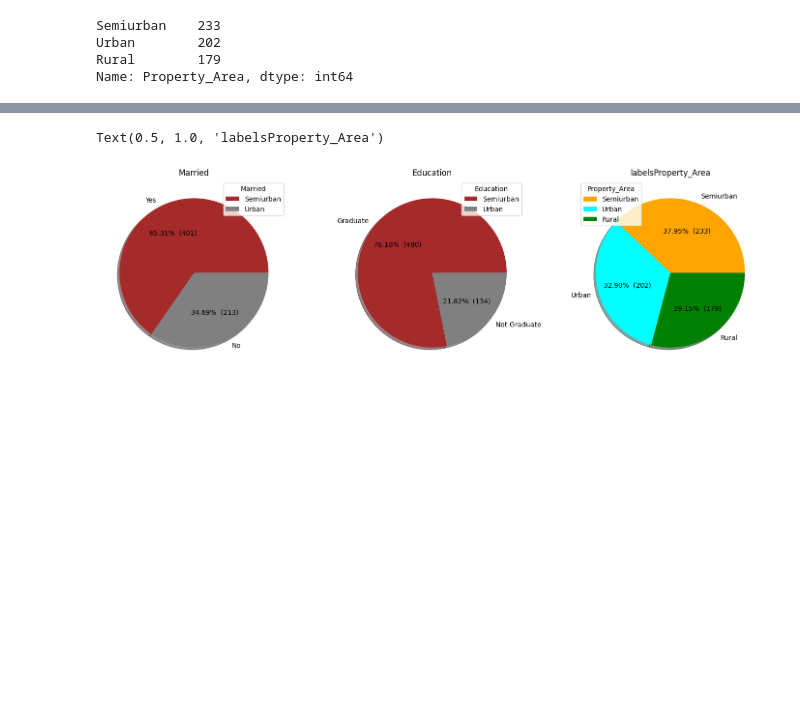
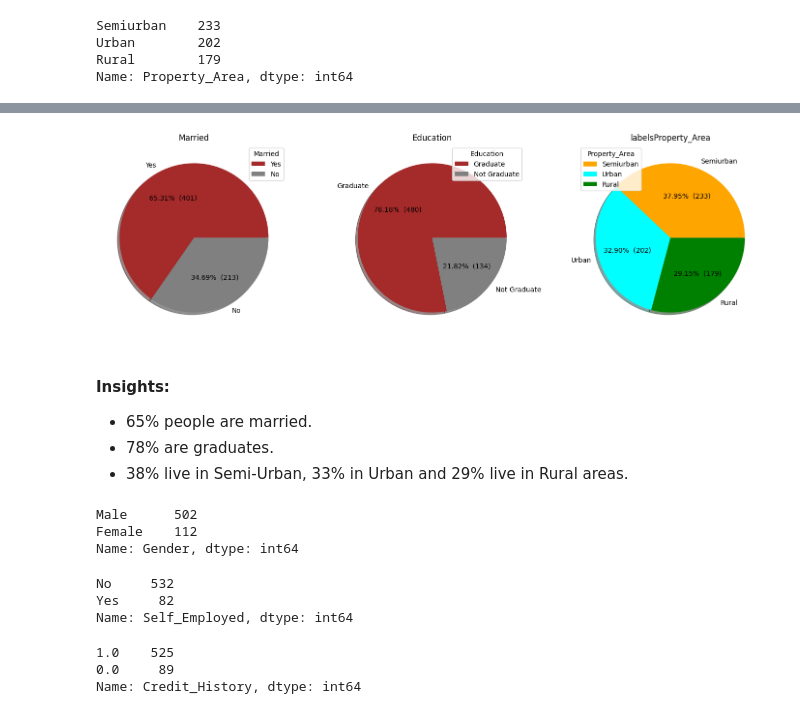
Before and after one commit to Akshay-Paunikar/Loan_Prediction_ML, a Jupyter notebook: project/notebook/Loan_Prediction.ipynb, the cells around one changed output, grey strips where cells are left out. Saved outputs shown, nothing was run; the diff lists cells and outputs as text; code cells hidden in the pictures; blank space fills up the shorter version.

```diff
--- a/project/notebook/Loan_Prediction.ipynb
+++ b/project/notebook/Loan_Prediction.ipynb
@@ -512,35 +474,62 @@ plt.show()
 # %%
 fig = plt.figure(figsize=(18, 5))
 
 ax1 = plt.subplot2grid((1,3), (0,0))
 
 dataMarried = training_data['Married'].value_counts().values
 labelsMarried = training_data['Married'].value_counts().index
 
 plt.pie(x=dataMarried, labels=labelsMarried,
         autopct=lambda p : '{:.2f}%  ({:,.0f})'.format(p,p * sum(dataMarried)/100), colors=['brown','gray'], shadow=True)
-plt.legend(labels, loc='upper right', title='Married')
+plt.legend(labelsMarried, loc='upper right', title='Married')
 plt.title("Married")
 
 ax2 = plt.subplot2grid((1,3), (0,1))
 
 dataEducation = training_data['Education'].value_counts().values
 labelsEducation = training_data['Education'].value_counts().index
 
 plt.pie(x=dataEducation, labels=labelsEducation,
         autopct=lambda p : '{:.2f}%  ({:,.0f})'.format(p,p * sum(dataEducation)/100), colors=['brown','gray'], shadow=True)
-plt.legend(labels, loc='upper right', title='Education')
+plt.legend(labelsEducation, loc='upper right', title='Education')
 plt.title("Education")
 
 ax3 = plt.subplot2grid((1,3), (0,2))
 
 dataProperty_Area = training_data['Property_Area'].value_counts().values
 labelsProperty_Area = training_data['Property_Area'].value_counts().index
 
 plt.pie(x=dataProperty_Area, labels=labelsProperty_Area,
         autopct=lambda p : '{:.2f}%  ({:,.0f})'.format(p,p * sum(dataProperty_Area)/100), colors=['orange','cyan', 'green'], shadow=True)
-plt.legend(labels, loc='upper left', title='Property_Area')
+plt.legend(labelsProperty_Area, loc='upper left', title='Property_Area')
 plt.title("labelsProperty_Area")
+
+plt.show()
 # %% [output]
-Text(0.5, 1.0, 'labelsProperty_Area')
-[figure, old version]
+[figure, new version]
+# %% [markdown]
+#### Insights:
+ - 65% people are married.
+ - 78% are graduates.
+ - 38% live in Semi-Urban, 33% in Urban and 29% live in Rural areas.
+# %%
+# What is the distribution of gender in the data ?
+training_data['Gender'].value_counts()
+# %% [output]
+Male      502
+Female    112
+Name: Gender, dtype: int64
+# %%
+# How many people are self employed ?
+training_data['Self_Employed'].value_counts()
+# %% [output]
+No     532
+Yes     82
+Name: Self_Employed, dtype: int64
+# %%
+# How many people have a Credit History ?
+training_data['Credit_History'].value_counts()
+# %% [output]
+1.0    525
+0.0     89
+Name: Credit_History, dtype: int64
```
Also changed, not shown: parts of 19 cells of this notebook.
